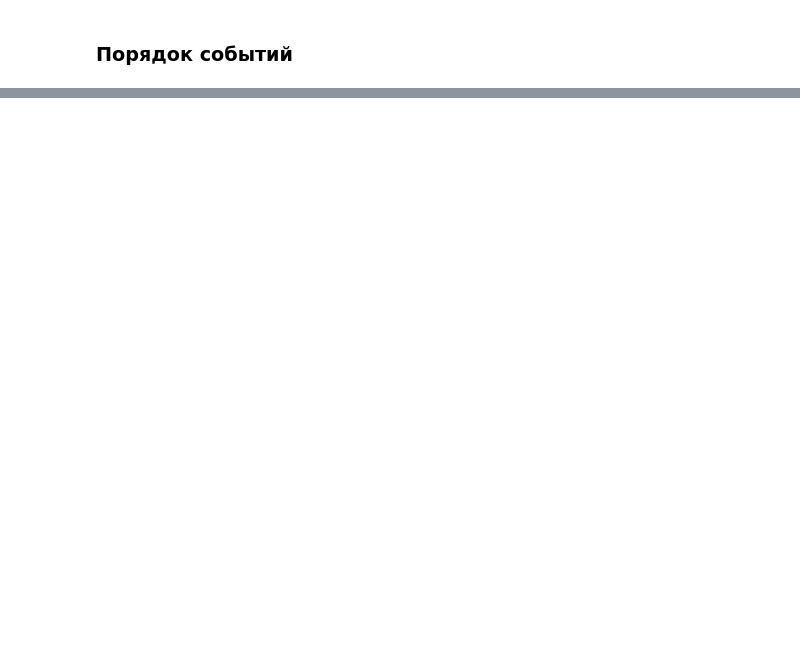
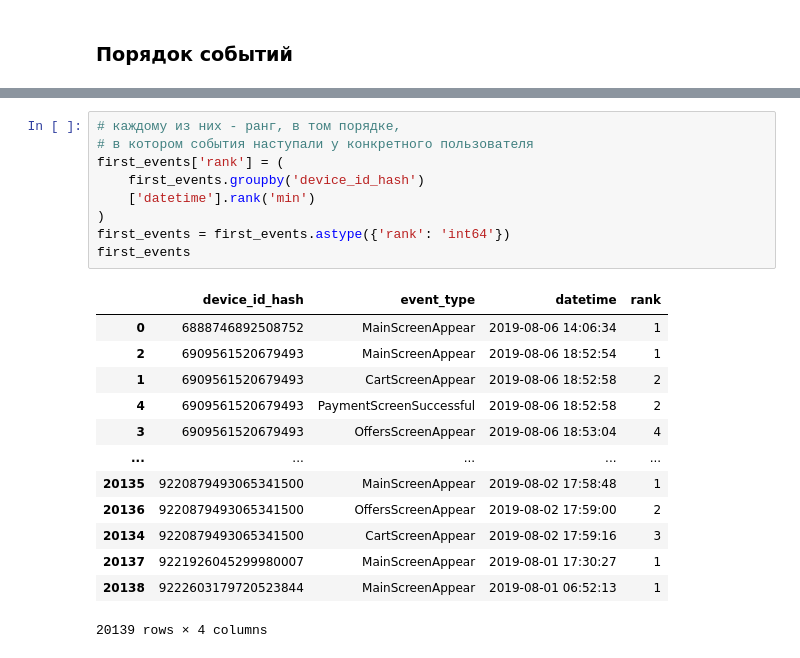
Before and after one commit to okeangel/da_portfolio, a Jupyter notebook: portfolio/week_19_combined_2.ipynb, the cells around one changed output, grey strips where cells are left out. Drawn from its saved outputs; the diff is of its cells as text; blank space fills up the shorter version.

```diff
--- a/portfolio/week_19_combined_2.ipynb
+++ b/portfolio/week_19_combined_2.ipynb
@@ -759,0 +687,23 @@ event_types
+# %%
+# каждому из них - ранг, в том порядке,
+# в котором события наступали у конкретного пользователя
+first_events['rank'] = (
+    first_events.groupby('device_id_hash')
+    ['datetime'].rank('min')
+)
+first_events = first_events.astype({'rank': 'int64'})
+first_events
+# %% [output]
+|  | device_id_hash | event_type | datetime | rank |
+| 0 | 6888746892508752 | MainScreenAppear | 2019-08-06 14:06:34 | 1 |
+| 2 | 6909561520679493 | MainScreenAppear | 2019-08-06 18:52:54 | 1 |
+| 1 | 6909561520679493 | CartScreenAppear | 2019-08-06 18:52:58 | 2 |
+| 4 | 6909561520679493 | PaymentScreenSuccessful | 2019-08-06 18:52:58 | 2 |
+| 3 | 6909561520679493 | OffersScreenAppear | 2019-08-06 18:53:04 | 4 |
+| ... | ... | ... | ... | ... |
+| 20135 | 9220879493065341500 | MainScreenAppear | 2019-08-02 17:58:48 | 1 |
+| 20136 | 9220879493065341500 | OffersScreenAppear | 2019-08-02 17:59:00 | 2 |
+| 20134 | 9220879493065341500 | CartScreenAppear | 2019-08-02 17:59:16 | 3 |
+| 20137 | 9221926045299980007 | MainScreenAppear | 2019-08-01 17:30:27 | 1 |
+| 20138 | 9222603179720523844 | MainScreenAppear | 2019-08-01 06:52:13 | 1 |
+20139 rows × 4 columns
```
Also changed, not shown: parts of 60 cells of this notebook.
